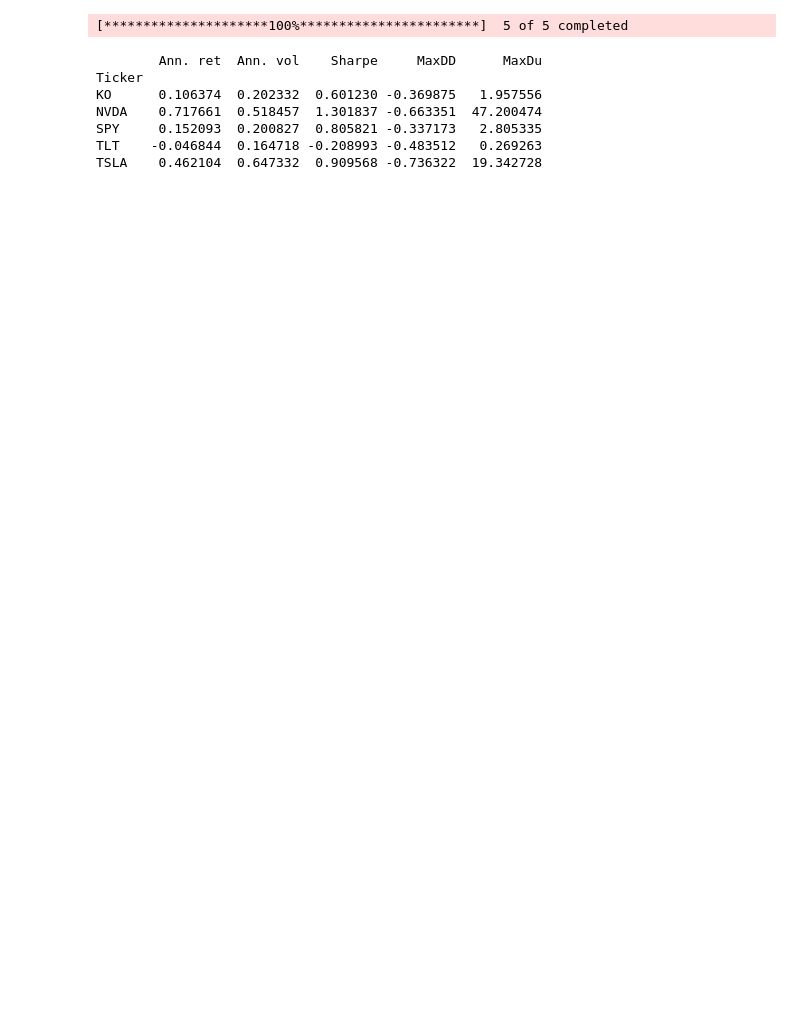
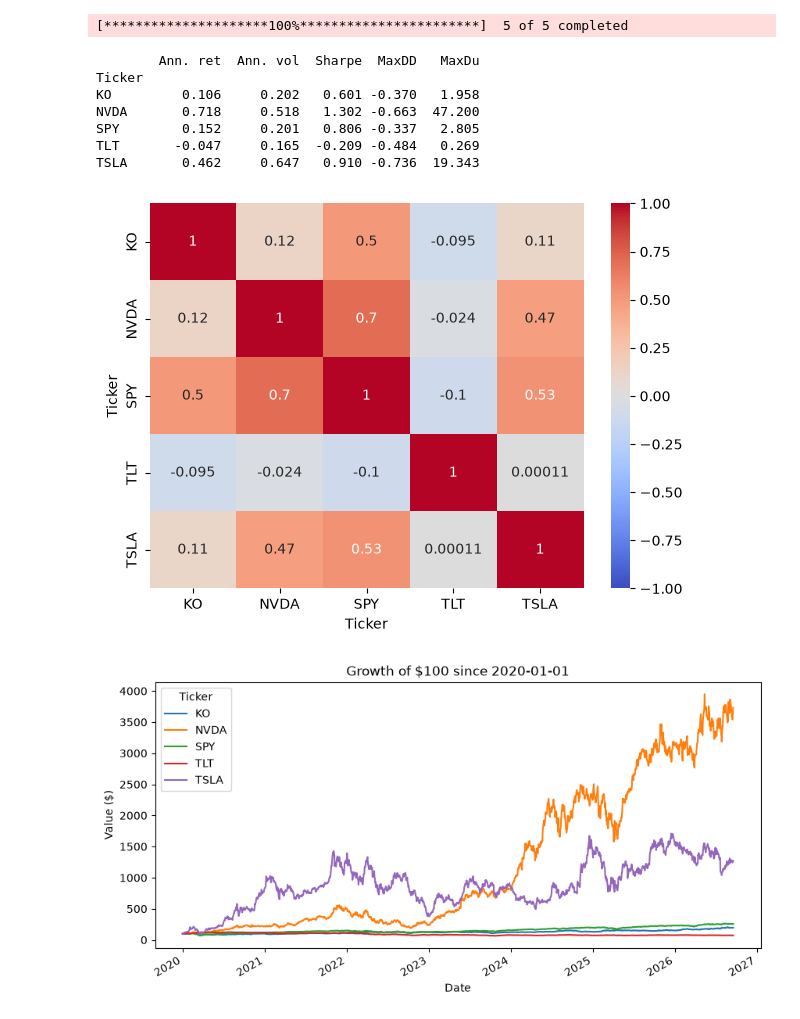
Before and after one commit to rmohanty521/StockReturnAnalyzer, a Jupyter notebook: notebooks/02 _ multi _ stock.ipynb, the cells around one changed output. Drawn from its saved outputs; the diff is of its cells as text; code cells hidden in the pictures; blank space fills up the shorter version.

```diff
--- a/notebooks/02 _ multi _ stock.ipynb
+++ b/notebooks/02 _ multi _ stock.ipynb
@@ -31,13 +33,29 @@ df = pd.DataFrame(
         "MaxDu": maxdu,
     }
 )
-
+df = df.round(3)
 print(df)
 # %% [output]
-        Ann. ret  Ann. vol    Sharpe     MaxDD      MaxDu
+        Ann. ret  Ann. vol  Sharpe  MaxDD   MaxDu
 Ticker
-KO      0.106374  0.202332  0.601230 -0.369875   1.957556
-NVDA    0.717661  0.518457  1.301837 -0.663351  47.200474
-SPY     0.152093  0.200827  0.805821 -0.337173   2.805335
-TLT    -0.046844  0.164718 -0.208993 -0.483512   0.269263
-TSLA    0.462104  0.647332  0.909568 -0.736322  19.342728
+KO         0.106     0.202   0.601 -0.370   1.958
+NVDA       0.718     0.518   1.302 -0.663  47.200
+SPY        0.152     0.201   0.806 -0.337   2.805
+TLT       -0.047     0.165  -0.209 -0.484   0.269
+TSLA       0.462     0.647   0.910 -0.736  19.343
+# %%
+corr = ret.corr()
+
+
+plt.figure(figsize=(7, 5))
+sns.heatmap(corr, annot=True, cmap="coolwarm", vmax=1, vmin=-1, center=0)
+plt.show()
+
+
+normal = prices / prices.iloc[0] * 100
+normal.plot(figsize=(10, 5), title="Growth of $100 since 2020-01-01")
+plt.ylabel("Value ($)")
+plt.show()
+# %% [output]
+[figure, added]
+[figure, added]
```
Also changed, not shown: parts of 4 cells of this notebook, 2 other files.
